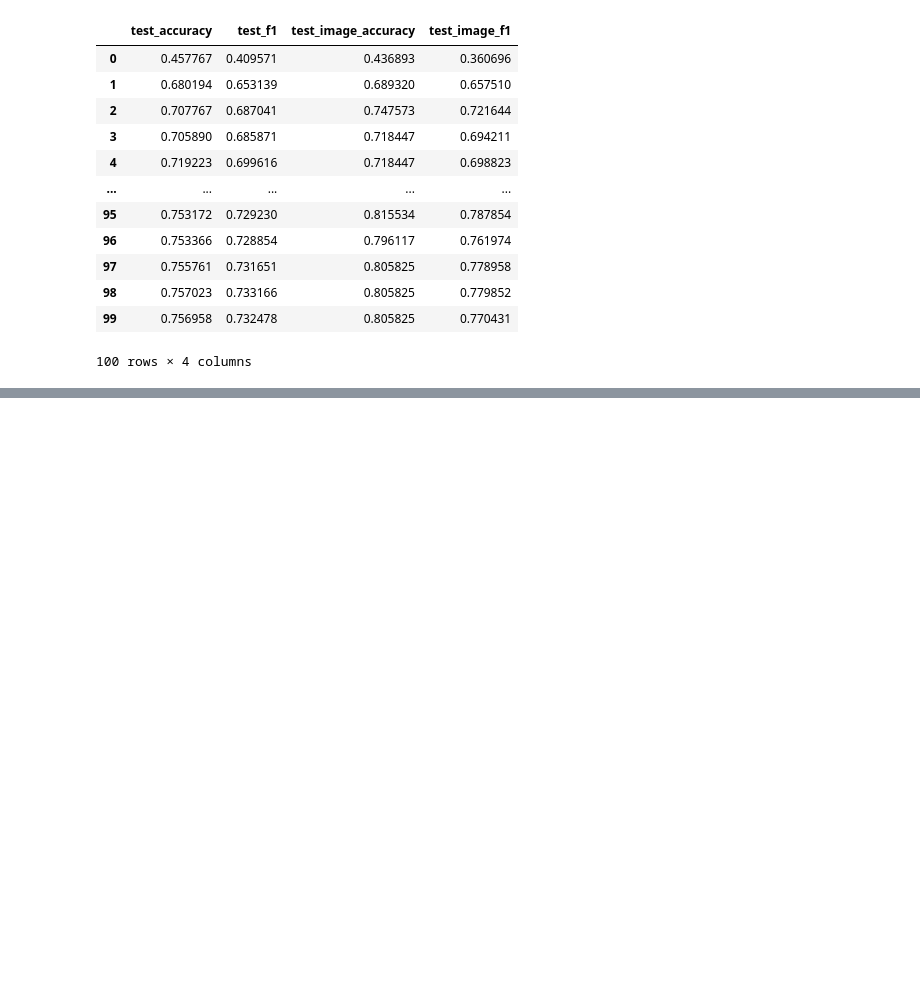
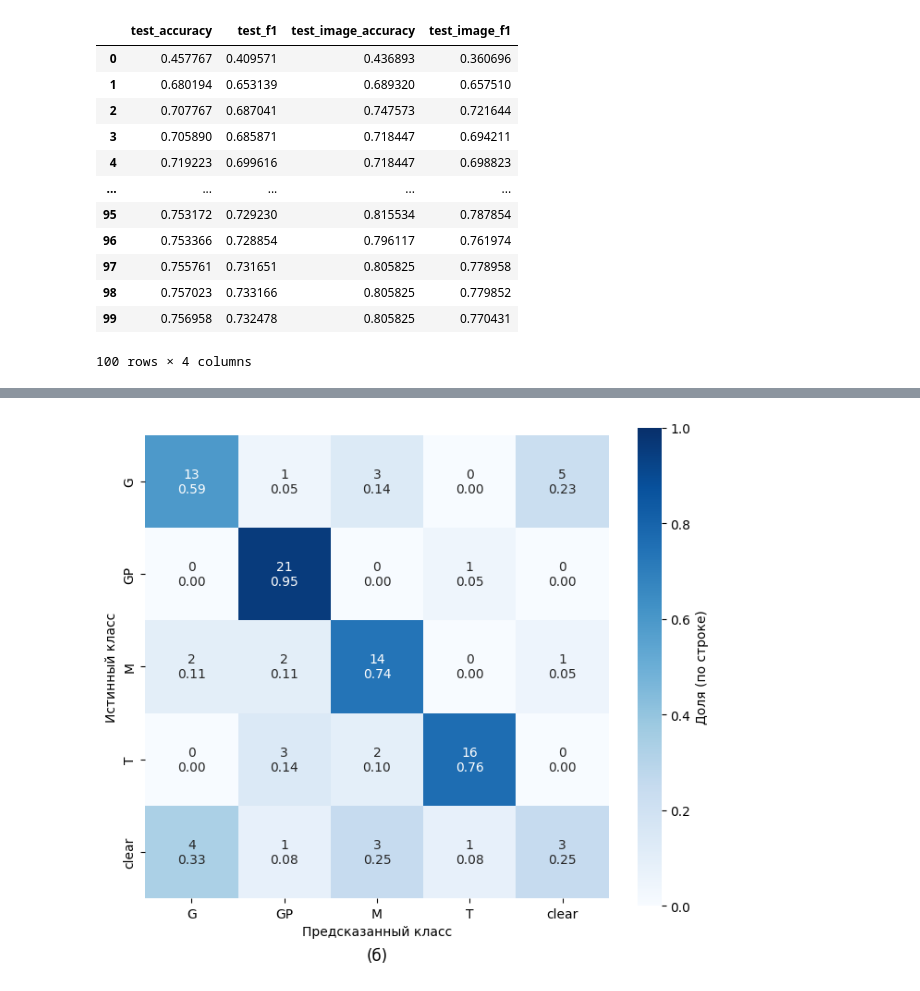
Before and after one commit to Ilyaant/federated-learning-experiments, a Jupyter notebook: notebooks/metrics.ipynb, the cells around one changed output, grey strips where cells are left out. Cells and saved outputs as stored; diff of their text form; code cells hidden in the pictures; blank space fills up the shorter version.

```diff
--- a/notebooks/metrics.ipynb
+++ b/notebooks/metrics.ipynb
@@ -396,0 +424,55 @@ metrics[['test_accuracy', 'test_f1', 'test_image_accuracy', 'test_image_f1']]
+# %%
+import ast
+import re
+from pathlib import Path
+import seaborn as sns
+
+import numpy as np
+
+log_dir = Path('/app/logs/exp_flatfield_filesplit_3epochs_fraction_0.4')
+class_names = ['G', 'GP', 'M', 'T', 'clear']
+
+def parse_cm(encoded):
+    n_classes, values = encoded.split('|', 1)
+    return np.fromstring(values, sep=',').reshape(int(n_classes), int(n_classes))
+
+pattern = re.compile(r"Round (\d+) local fit metrics: (\{.*\})")
+by_round = {}
+for log_path in sorted(log_dir.glob('client_*.log')):
+    for match in pattern.finditer(log_path.read_text(errors='replace')):
+        record = ast.literal_eval(match.group(2))
+        by_round.setdefault(int(match.group(1)), []).append(
+            parse_cm(record['val_image_confusion_matrix'])
+        )
+
+best_round = int(metrics.loc[metrics['val_f1'].idxmax(), 'round'])
+cm = np.sum(by_round[best_round], axis=0)
+row_sums = cm.sum(axis=1, keepdims=True)
+cm_norm = np.divide(cm, row_sums, out=np.zeros_like(cm, dtype=float), where=row_sums != 0)
+annot = np.array([
+    [f"{int(count)}\n{share:.2f}" for count, share in zip(row, nrow)]
+    for row, nrow in zip(cm, cm_norm)
+])
+
+fig, ax = plt.subplots(figsize=(7, 6))
+sns.heatmap(
+    cm_norm,
+    annot=annot,
+    fmt='s',
+    xticklabels=class_names,
+    yticklabels=class_names,
+    cmap='Blues',
+    square=True,
+    vmin=0.0,
+    vmax=1.0,
+    cbar_kws={'label': 'Доля (по строке)'},
+    ax=ax,
+)
+ax.set_xlabel('Предсказанный класс')
+ax.set_ylabel('Истинный класс')
+# ax.set_title(f'val, image, round {best_round}')
+ax.set_title('(б)', y=-0.15)
+fig.tight_layout()
+plt.show()
+# %% [output]
+[figure, added]
```
Also changed, not shown: parts of 3 cells of this notebook.
